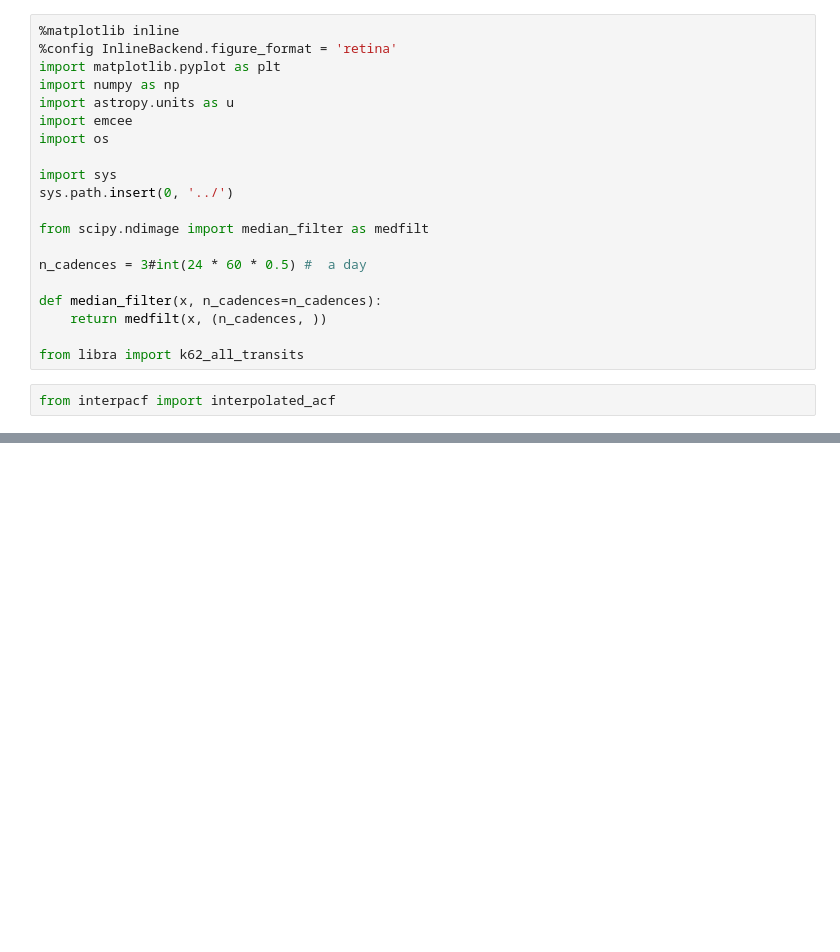
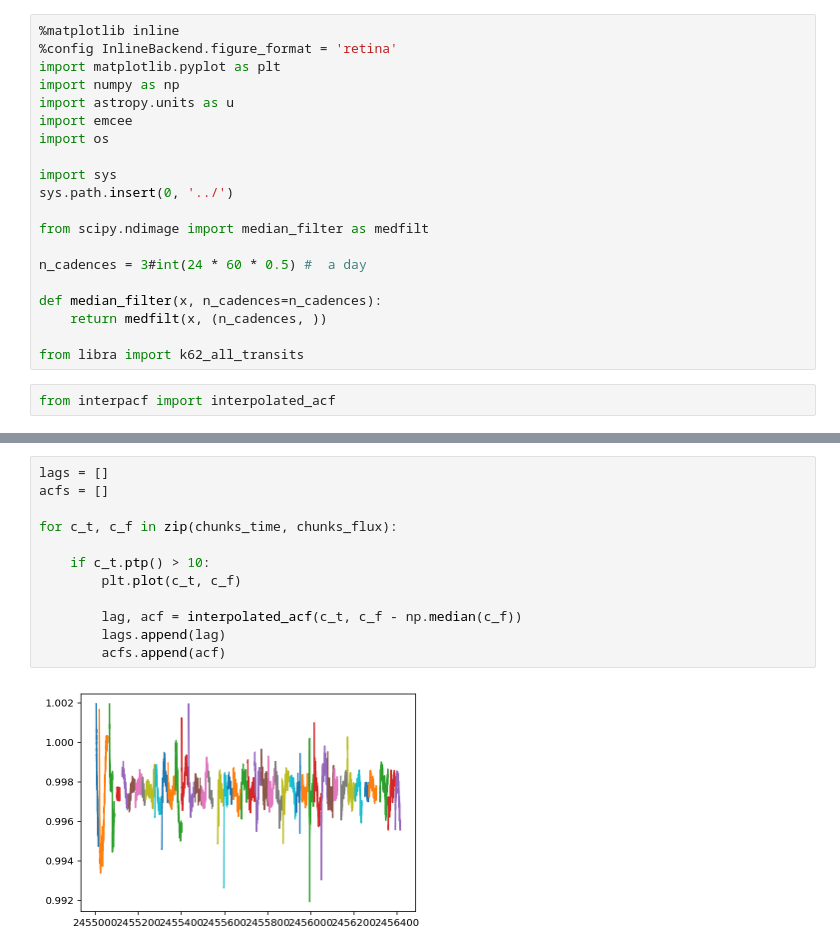
Before and after one commit to bmorris3/libra, a Jupyter notebook: notebooks/k62_acf.ipynb, the cells around one changed output, grey strips where cells are left out. Cells and saved outputs as stored; diff of their text form; blank space fills up the shorter version.

```diff
--- a/notebooks/k62_acf.ipynb
+++ b/notebooks/k62_acf.ipynb
@@ -116,3 +120,17 @@ for i, lc in enumerate(lcs):
+# %%
+lags = []
+acfs = []
+
+for c_t, c_f in zip(chunks_time, chunks_flux):
+
+    if c_t.ptp() > 10:
+        plt.plot(c_t, c_f)
+
+        lag, acf = interpolated_acf(c_t, c_f - np.median(c_f))
+        lags.append(lag)
+        acfs.append(acf)
+# %% [output]
+[figure, added]
 # %%
 all_lags = np.array([])
 all_acfs = np.array([])
```
Also changed, not shown: parts of 4 cells of this notebook.
